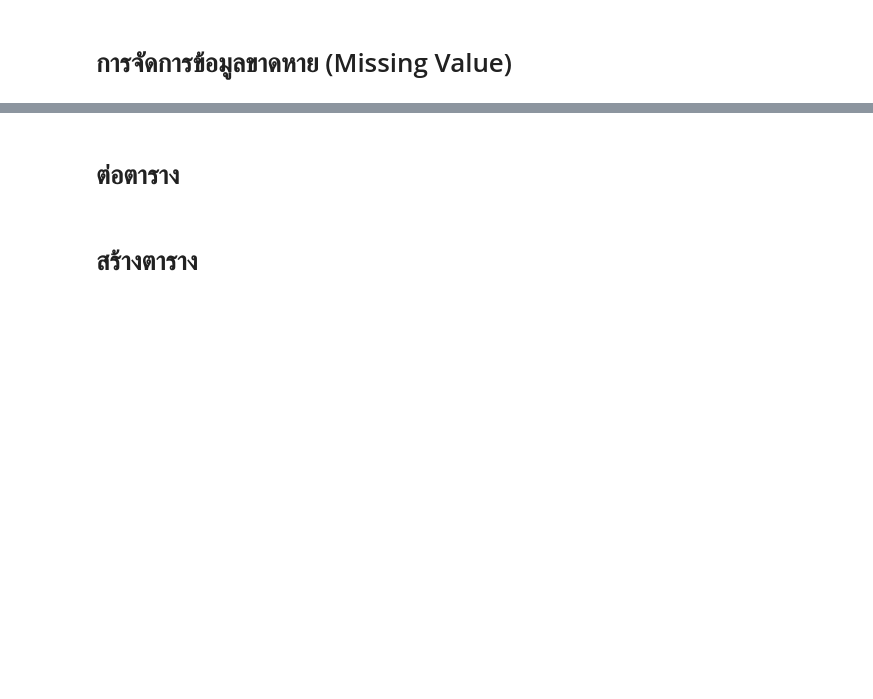
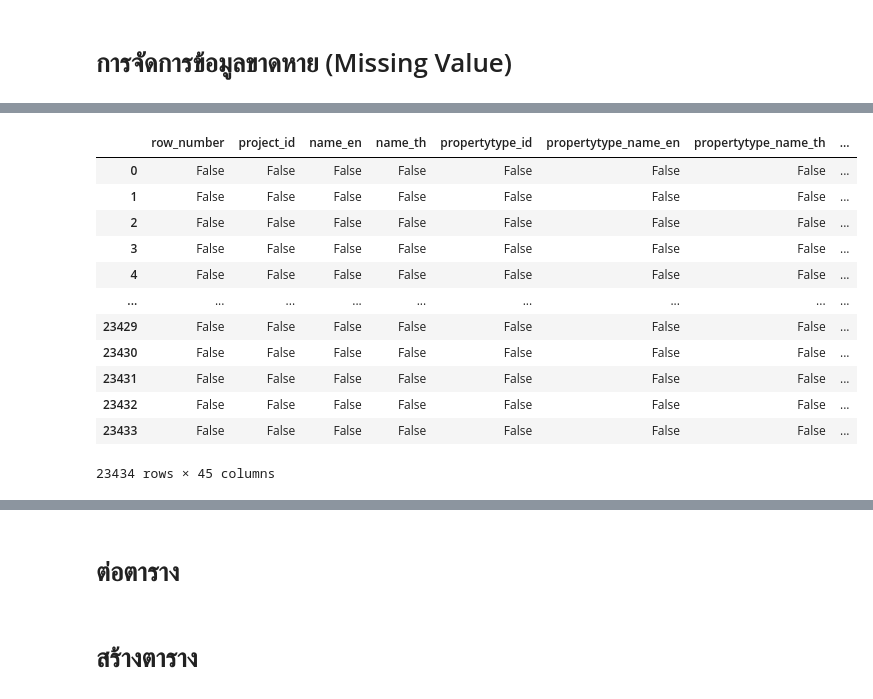
Before and after one commit to Aomaphisara/Python-basics, a Jupyter notebook: Pandas1.ipynb, the cells around one changed output, grey strips where cells are left out. Cells and saved outputs as stored; diff of their text form; code cells hidden in the pictures; blank space fills up the shorter version.

```diff
--- a/Pandas1.ipynb
+++ b/Pandas1.ipynb
@@ -707,0 +1061,16 @@ Name: 1, dtype: object
+# %%
+project.isnull()
+# %% [output]
+|  | row_number | project_id | name_en | name_th | propertytype_id | propertytype_name_en | propertytype_name_th | ... |
+| 0 | False | False | False | False | False | False | False | ... |
+| 1 | False | False | False | False | False | False | False | ... |
+| 2 | False | False | False | False | False | False | False | ... |
+| 3 | False | False | False | False | False | False | False | ... |
+| 4 | False | False | False | False | False | False | False | ... |
+| ... | ... | ... | ... | ... | ... | ... | ... | ... |
+| 23429 | False | False | False | False | False | False | False | ... |
+| 23430 | False | False | False | False | False | False | False | ... |
+| 23431 | False | False | False | False | False | False | False | ... |
+| 23432 | False | False | False | False | False | False | False | ... |
+| 23433 | False | False | False | False | False | False | False | ... |
+23434 rows × 45 columns
```
Also changed, not shown: parts of 48 cells of this notebook.
